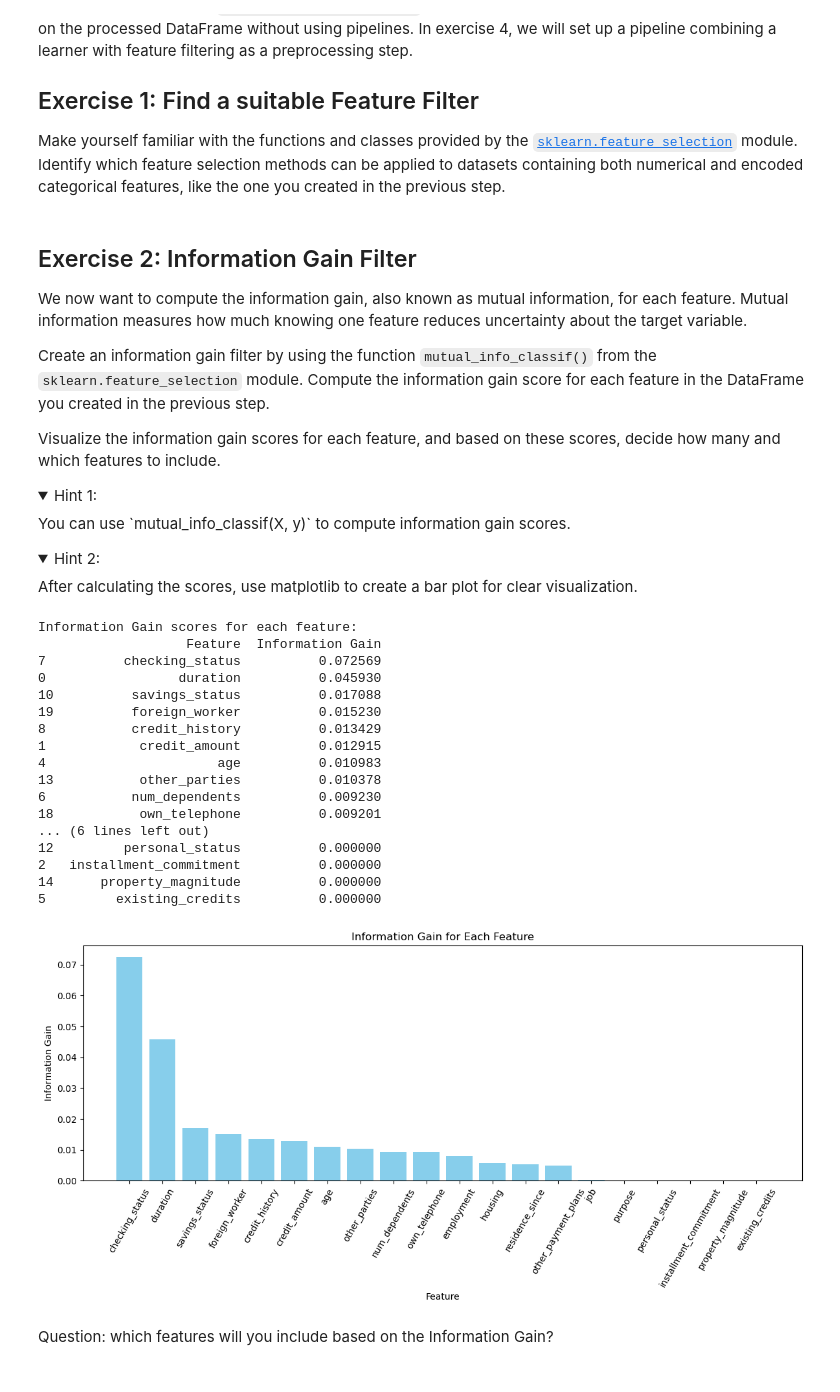
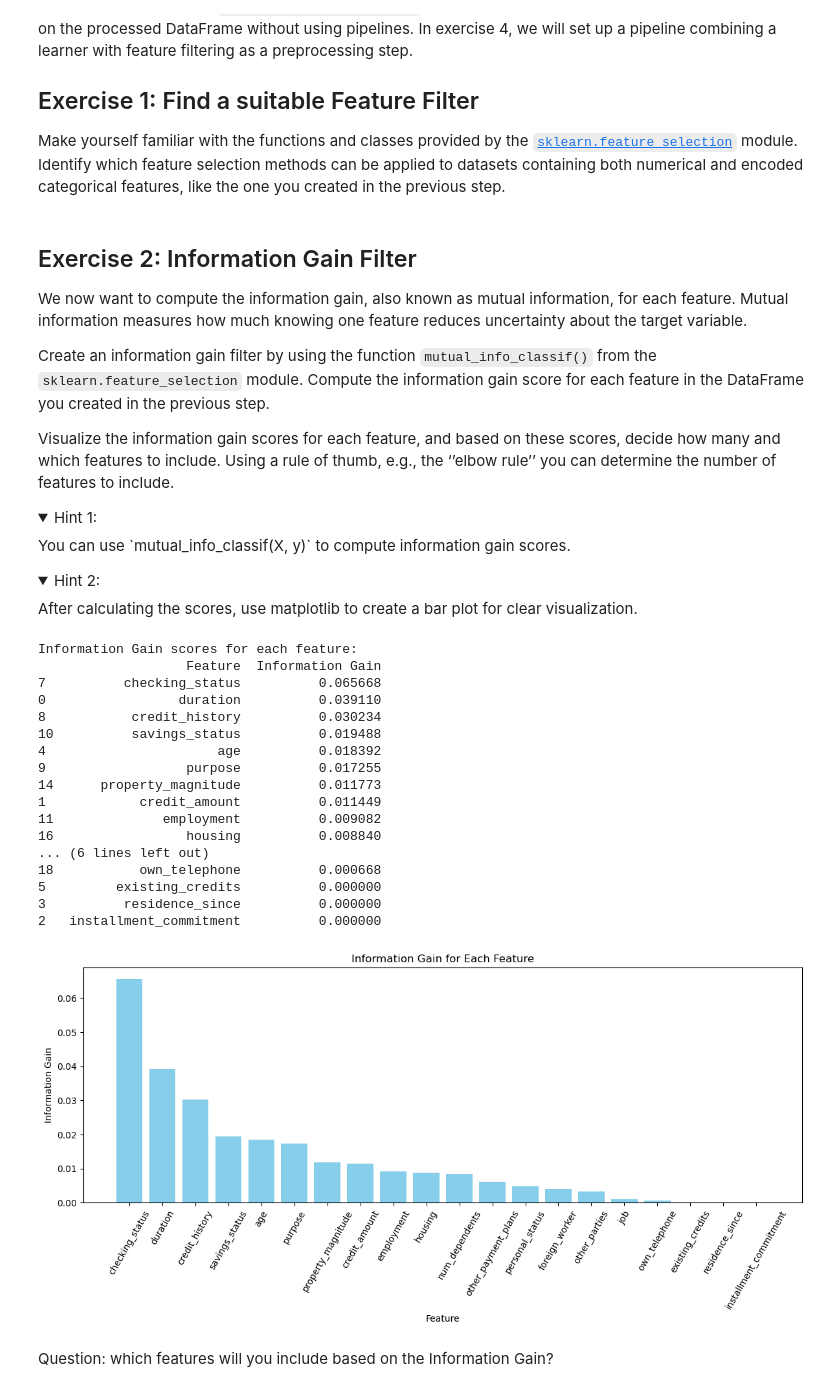
Before and after one commit to slds-lmu/lecture_appml, a Jupyter notebook: exercises/04_adv_feature-preproc/04_1_filter_py.ipynb, the cells around one changed output. Drawn from its saved outputs; the diff is of its cells as text; code cells hidden in the pictures; folded sections open.

```diff
--- a/exercises/04_adv_feature-preproc/04_1_filter_py.ipynb
+++ b/exercises/04_adv_feature-preproc/04_1_filter_py.ipynb
@@ -20,7 +20,6 @@ from sklearn.preprocessing import OrdinalEncoder
 rng = np.random.default_rng(seed=42)
 
 X_raw, y = fetch_openml(name='credit-g', version=1, as_frame=True, return_X_y=True)
-y = y.map({'good': 1, 'bad': 0}).astype(int)
 
 # Separate numerical and categorical features
 categorical_features = X_raw.select_dtypes(include=['category', 'object']).columns
@@ -42,6 +41,11 @@ X_categorical_encoded = X_categorical_encoded.astype(int)
 
 # Concatenate numerical and encoded categorical features
 X = pd.concat([X_numerical, X_categorical_encoded], axis=1)
+# Create a boolean vector indicating which features are discrete, will be used later
+is_discrete = np.zeros(len(X_raw.columns), dtype=bool)
+for i, col in enumerate(X.columns):
+    if col in categorical_features:
+        is_discrete[i] = True
 # %% [markdown]
 ## Exercises
 
@@ -57,7 +61,7 @@ We now want to compute the information gain, also known as mutual information, f
 
 Create an information gain filter by using the function `mutual_info_classif()` from the `sklearn.feature_selection` module. Compute the information gain score for each feature in the DataFrame you created in the previous step.
 
-Visualize the information gain scores for each feature, and based on these scores, decide how many and which features to include.
+Visualize the information gain scores for each feature, and based on these scores, decide how many and which features to include. Using a rule of thumb, e.g., the ‘’elbow rule’’ you can determine the number of features to include.
 
 <details><summary>Hint 1:</summary>
 You can use `mutual_info_classif(X, y)` to compute information gain scores.
@@ -72,48 +76,48 @@ After calculating the scores, use matplotlib to create a bar plot for clear visu
 import matplotlib.pyplot as plt
 from sklearn.feature_selection import mutual_info_classif
 
 
 # Compute the information gain (mutual information) for each feature.
 # mutual_info_classif returns an array of scores, one per feature.
-mi_scores = mutual_info_classif(X, y, random_state=42)
+mi_scores = mutual_info_classif(X, y, discrete_features=is_discrete, random_state=42)
 
 # Create a DataFrame for the scores and sort by information gain (descending)
 mi_df = pd.DataFrame({
     'Feature': X.columns,
     'Information Gain': mi_scores
 }).sort_values(by='Information Gain', ascending=False)
 
 print("\nInformation Gain scores for each feature:")
 print(mi_df)
 
 # Visualize the information gain scores using a bar plot.
 plt.figure(figsize=(12, 6))
 plt.bar(mi_df['Feature'], mi_df['Information Gain'], color='skyblue')
 plt.xlabel('Feature')
 plt.ylabel('Information Gain')
 plt.title('Information Gain for Each Feature')
 plt.xticks(rotation=60)
 plt.tight_layout()
 plt.show()
 # %% [output]
 Information Gain scores for each feature:
                    Feature  Information Gain
-7          checking_status          0.072569
-0                 duration          0.045930
-10          savings_status          0.017088
-19          foreign_worker          0.015230
-8           credit_history          0.013429
-1            credit_amount          0.012915
-4                      age          0.010983
-13           other_parties          0.010378
-6           num_dependents          0.009230
-18           own_telephone          0.009201
+7          checking_status          0.065668
+0                 duration          0.039110
+8           credit_history          0.030234
+10          savings_status          0.019488
+4                      age          0.018392
+9                  purpose          0.017255
+14      property_magnitude          0.011773
+1            credit_amount          0.011449
+11              employment          0.009082
+16                 housing          0.008840
 ... (6 lines left out)
-12         personal_status          0.000000
+18           own_telephone          0.000668
+5         existing_credits          0.000000
+3          residence_since          0.000000
 2   installment_commitment          0.000000
-14      property_magnitude          0.000000
-5         existing_credits          0.000000
-[figure, old version]
+[figure, new version]
 # %% [markdown]
 Question: which features will you include based on the Information Gain?
 # %% [markdown]
```
Also changed, not shown: parts of 2 cells of this notebook, 1 other file.
